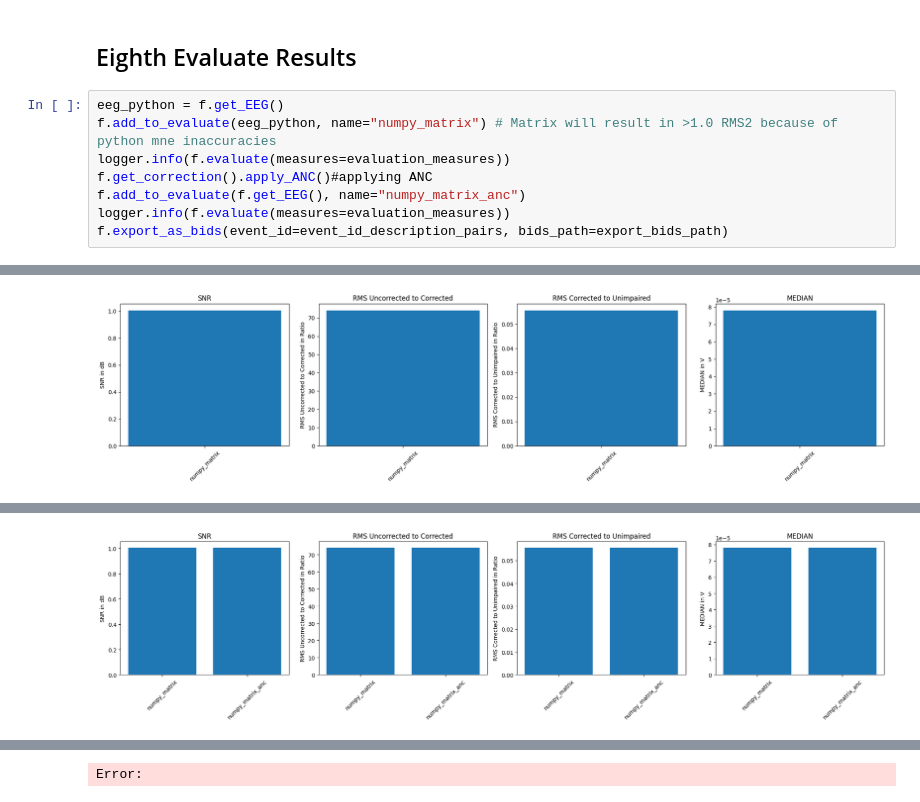
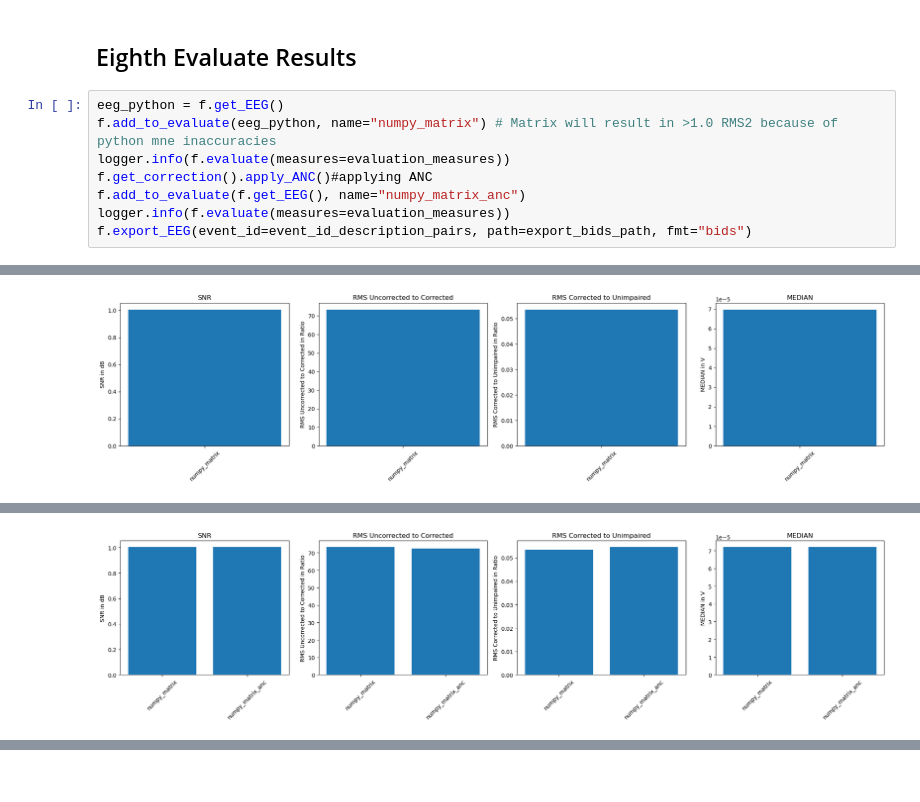
Before and after one commit to H0mire/FACETpy, a Jupyter notebook: src/Example_from_edf_correction_to_bids_allen.ipynb, the cells around one changed output, grey strips where cells are left out. Saved outputs shown, nothing was run; the diff lists cells and outputs as text.

```diff
--- a/src/Example_from_edf_correction_to_bids_allen.ipynb
+++ b/src/Example_from_edf_correction_to_bids_allen.ipynb
@@ -108,5 +106,5 @@ logger.info(f.evaluate(measures=evaluation_measures))
 f.get_correction().apply_ANC()#applying ANC
 f.add_to_evaluate(f.get_EEG(), name="numpy_matrix_anc")
 logger.info(f.evaluate(measures=evaluation_measures))
-f.export_as_bids(event_id=event_id_description_pairs, bids_path=export_bids_path)
+f.export_EEG(event_id=event_id_description_pairs, path=export_bids_path, fmt="bids")
 # %% [output]
@@ -115 +113 @@ f.export_as_bids(event_id=event_id_description_pairs, bids_path=export_bids_path
-[figure, old version]
+[figure, new version]
@@ -119 +117 @@ f.export_as_bids(event_id=event_id_description_pairs, bids_path=export_bids_path
-[figure, old version]
+[figure, new version]
@@ -122 +119,0 @@ f.export_as_bids(event_id=event_id_description_pairs, bids_path=export_bids_path
-Error:
```
Also changed, not shown: parts of 7 cells of this notebook, 42 other files.
